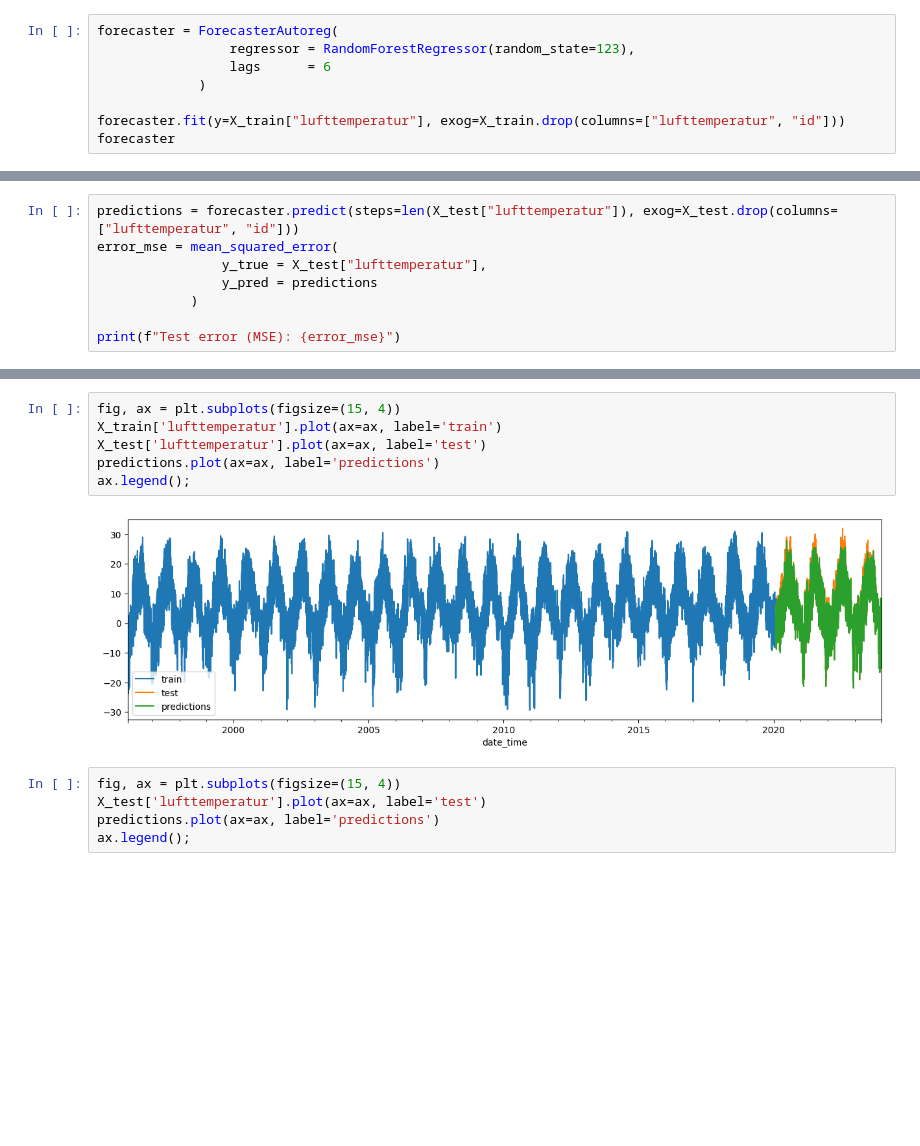
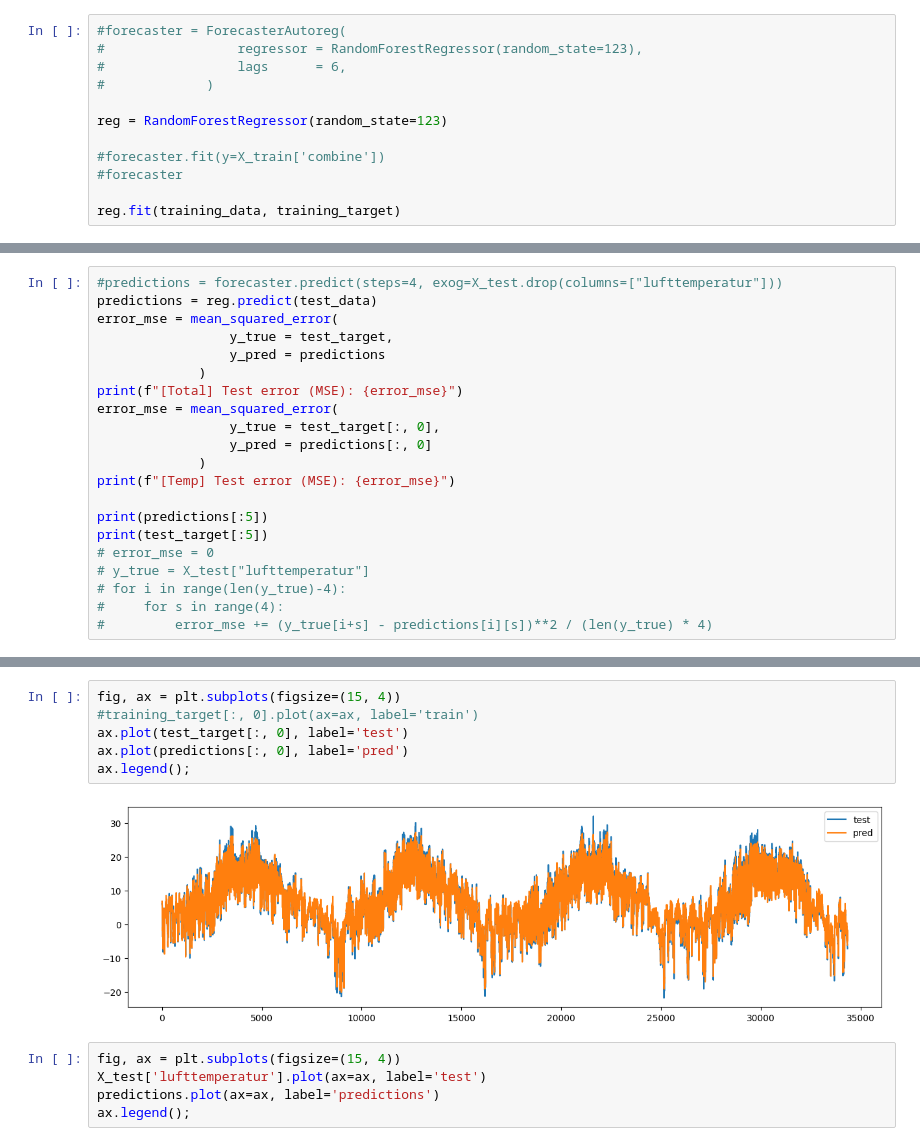
Before and after one commit to Oxel40/sml-project, a Jupyter notebook: temperature-training-pipeline.ipynb, the cells around one changed output, grey strips where cells are left out. Cells and saved outputs as stored; diff of their text form; blank space fills up the shorter version.

```diff
--- a/temperature-training-pipeline.ipynb
+++ b/temperature-training-pipeline.ipynb
@@ -111,8 +163,12 @@ memory usage: 17.7 MB
 # %%
-forecaster = ForecasterAutoreg(
-                 regressor = RandomForestRegressor(random_state=123),
-                 lags      = 6
-             )
+#forecaster = ForecasterAutoreg(
+#                 regressor = RandomForestRegressor(random_state=123),
+#                 lags      = 6,
+#             )
 
-forecaster.fit(y=X_train["lufttemperatur"], exog=X_train.drop(columns=["lufttemperatur", "id"]))
-forecaster
+reg = RandomForestRegressor(random_state=123)
+
+#forecaster.fit(y=X_train['combine'])
+#forecaster
+
+reg.fit(training_data, training_target)
@@ -137,9 +175,22 @@ Forecaster id: None
 # %%
-predictions = forecaster.predict(steps=len(X_test["lufttemperatur"]), exog=X_test.drop(columns=["lufttemperatur", "id"]))
+#predictions = forecaster.predict(steps=4, exog=X_test.drop(columns=["lufttemperatur"]))
+predictions = reg.predict(test_data)
 error_mse = mean_squared_error(
-                y_true = X_test["lufttemperatur"],
-                y_pred = predictions
-            )
+                 y_true = test_target,
+                 y_pred = predictions
+             )
+print(f"[Total] Test error (MSE): {error_mse}")
+error_mse = mean_squared_error(
+                 y_true = test_target[:, 0],
+                 y_pred = predictions[:, 0]
+             )
+print(f"[Temp] Test error (MSE): {error_mse}")
 
-print(f"Test error (MSE): {error_mse}")
+print(predictions[:5])
+print(test_target[:5])
+# error_mse = 0
+# y_true = X_test["lufttemperatur"]
+# for i in range(len(y_true)-4):
+#     for s in range(4):
+#         error_mse += (y_true[i+s] - predictions[i][s])**2 / (len(y_true) * 4)
 # %% [output]
@@ -147,11 +214,11 @@ Test error (MSE): 2.2474700616655485
 # %%
 fig, ax = plt.subplots(figsize=(15, 4))
-X_train['lufttemperatur'].plot(ax=ax, label='train')
-X_test['lufttemperatur'].plot(ax=ax, label='test')
-predictions.plot(ax=ax, label='predictions')
+#training_target[:, 0].plot(ax=ax, label='train')
+ax.plot(test_target[:, 0], label='test')
+ax.plot(predictions[:, 0], label='pred')
 ax.legend();
 # %% [output]
-[figure, old version]
+[figure, new version]
 # %%
 fig, ax = plt.subplots(figsize=(15, 4))
 X_test['lufttemperatur'].plot(ax=ax, label='test')
```
Also changed, not shown: parts of 13 cells of this notebook, 4 other files.
